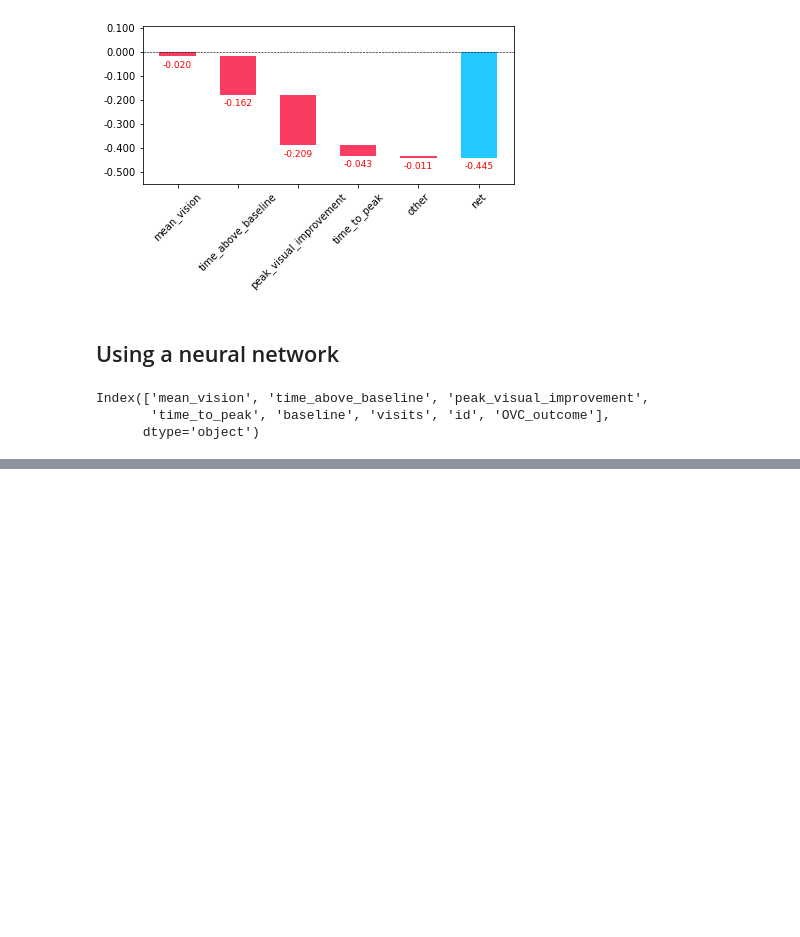
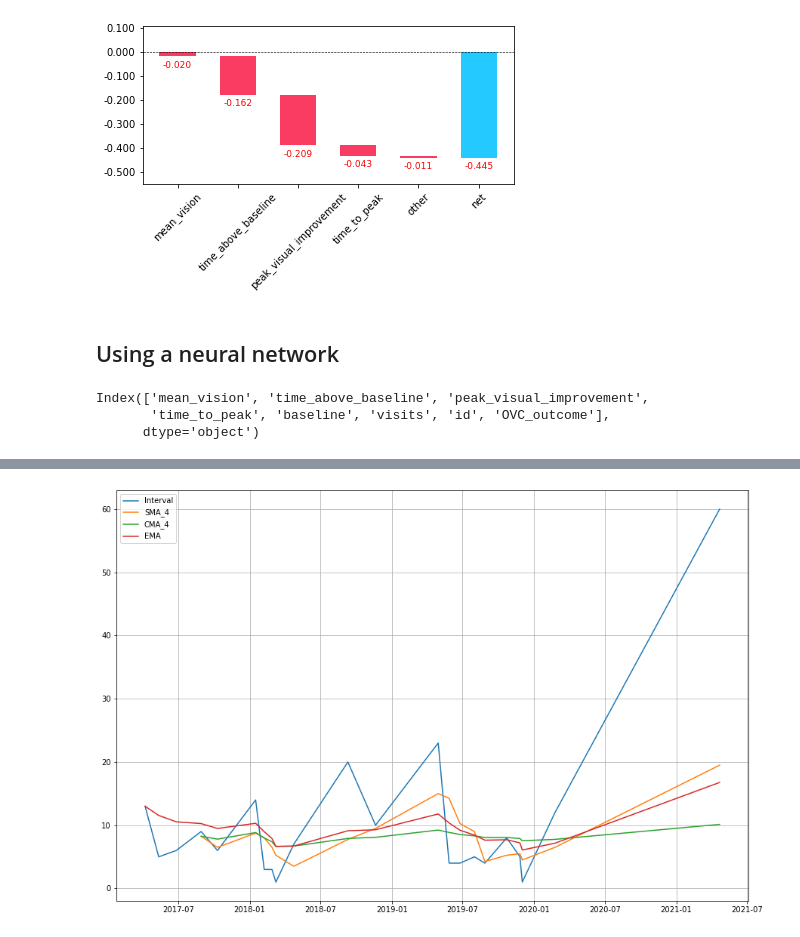
Before and after one commit to charlieoneill23/charliemacuject, a Jupyter notebook: pharma_reports/dme.ipynb, the cells around one changed output, grey strips where cells are left out. Cells and saved outputs as stored; diff of their text form; code cells hidden in the pictures; blank space fills up the shorter version.

```diff
--- a/pharma_reports/dme.ipynb
+++ b/pharma_reports/dme.ipynb
@@ -583,0 +669,22 @@ learn = tabular_learner(dls, layers=[500,250])
+# %%
+def patient_averages(df):
+    id_list = df.id.unique()
+    num = np.random.choice(id_list)
+    pdf = df[df.id == num]
+    pdf.sort_values(by=['CreatedDate'], inplace=True)
+    pdf.set_index('CreatedDate', inplace=True)
+    pdf = pdf[(pdf.Interval != 0) | (pdf.index == '2019-12-16')]
+    pdf['SMA_4'] = pdf['Interval'].rolling(window=4).mean()
+    pdf['CMA_4'] = pdf['Interval'].expanding(min_periods=4).mean()
+    pdf['EMA'] = pdf['Interval'].ewm(span=10, adjust=False).mean()
+    plt.figure(figsize=[15,10])
+    plt.grid(True)
+    plt.plot(pdf['Interval'],label='Interval')
+    plt.plot(pdf['SMA_4'],label='SMA_4')
+    plt.plot(pdf['CMA_4'],label='CMA_4')
+    plt.plot(pdf['EMA'],label='EMA')
+    plt.legend(loc=2);
+
+patient_averages(df)
+# %% [output]
+[figure, added]
```
Also changed, not shown: parts of 17 cells of this notebook, 3 other files.
